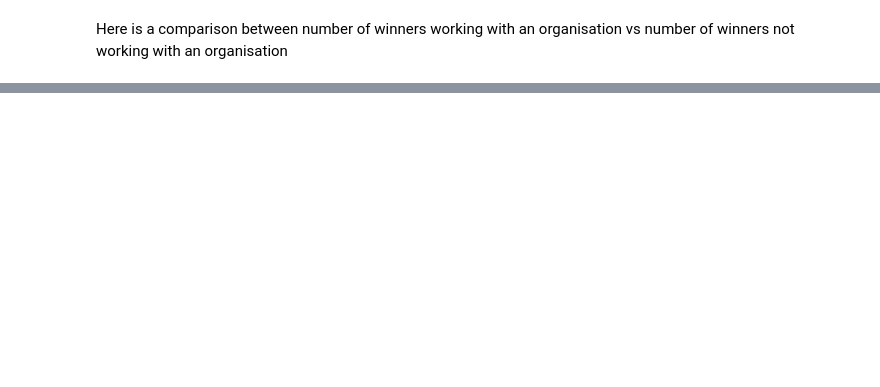
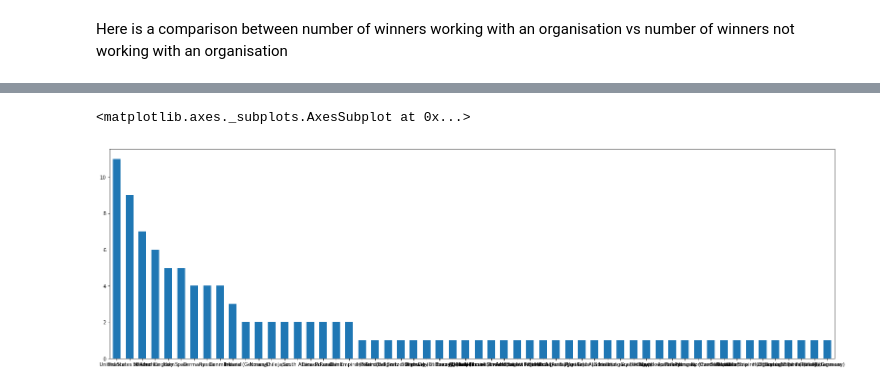
Before and after one commit to maggieezzat/Visual-History-of-Nobel-Prize-Winners, a Jupyter notebook: DE-project(Data Cleaning).ipynb, the cells around one changed output, grey strips where cells are left out. Saved outputs shown, nothing was run; the diff lists cells and outputs as text; code cells hidden in the pictures; blank space fills up the shorter version.

```diff
--- a/DE-project(Data Cleaning).ipynb
+++ b/DE-project(Data Cleaning).ipynb
@@ -785,0 +849,7 @@ df.plot.bar(x='individuals', y='prizes', rot=0)
+# %%
+liter = nobel_cleaned.loc[nobel_cleaned['Literature'] == 1]
+liter_country = liter['Birth Country'].value_counts()
+liter_country.plot.bar(rot=0, figsize=(27,8), width=0.6)
+# %% [output]
+<matplotlib.axes._subplots.AxesSubplot at 0x...>
+[figure, added]
```
Also changed, not shown: parts of 20 cells of this notebook.
